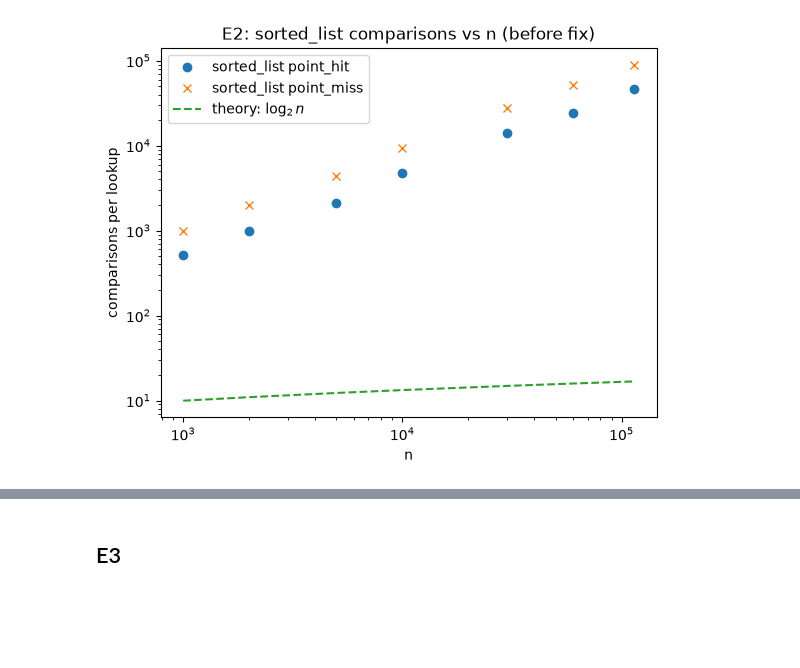
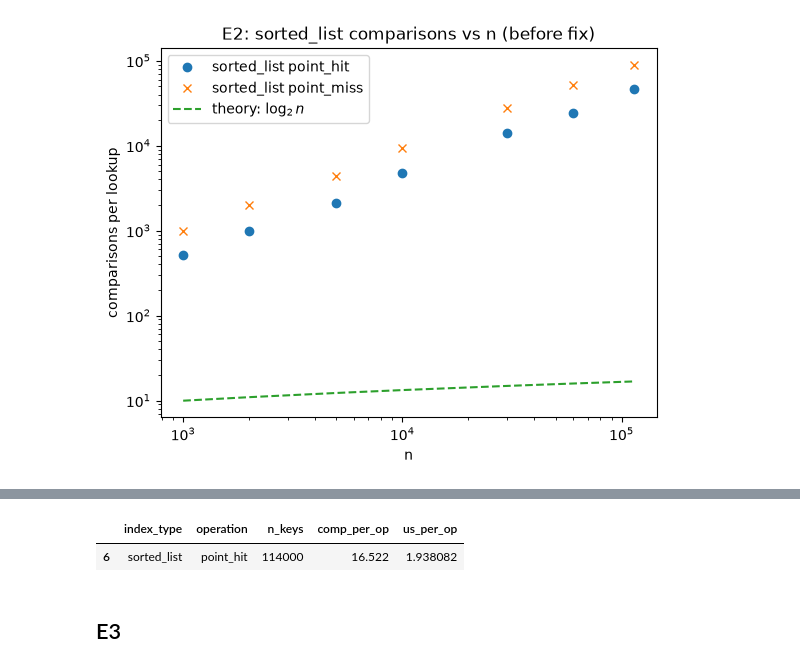
Before and after one commit to neildevnani/Project_1_DS4300, a Jupyter notebook: analysis/sorted_analysis.ipynb, the cells around one changed output, grey strips where cells are left out. Drawn from its saved outputs; the diff is of its cells as text; code cells hidden in the pictures; blank space fills up the shorter version.

```diff
--- a/analysis/sorted_analysis.ipynb
+++ b/analysis/sorted_analysis.ipynb
@@ -134,3 +135,8 @@ TypeError: expected non-empty vector for x
+# %%
+after_tbl[(after_tbl['operation'] == 'point_hit') & (after_tbl['n_keys'] == 114000)]
+# %% [output]
+|  | index_type | operation | n_keys | comp_per_op | us_per_op |
+| 6 | sorted_list | point_hit | 114000 | 16.522 | 1.938082 |
 # %% [markdown]
 ## E3
 # %%
```
Also changed, not shown: parts of 1 cell of this notebook, 2 other files.
